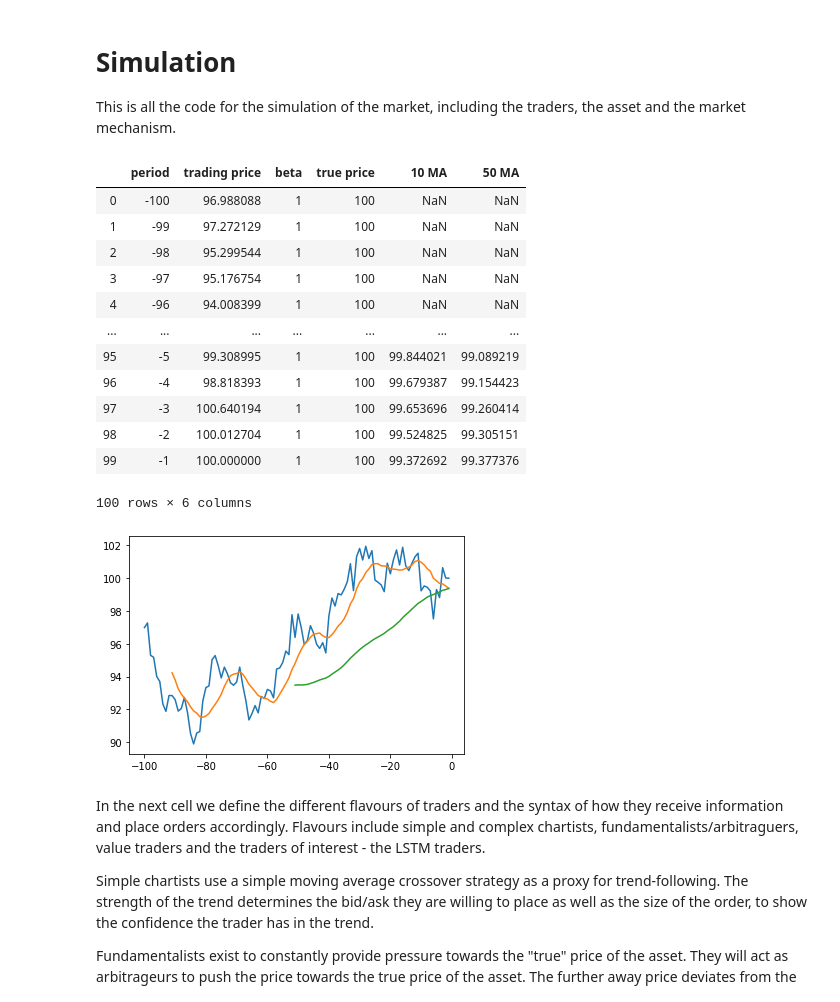
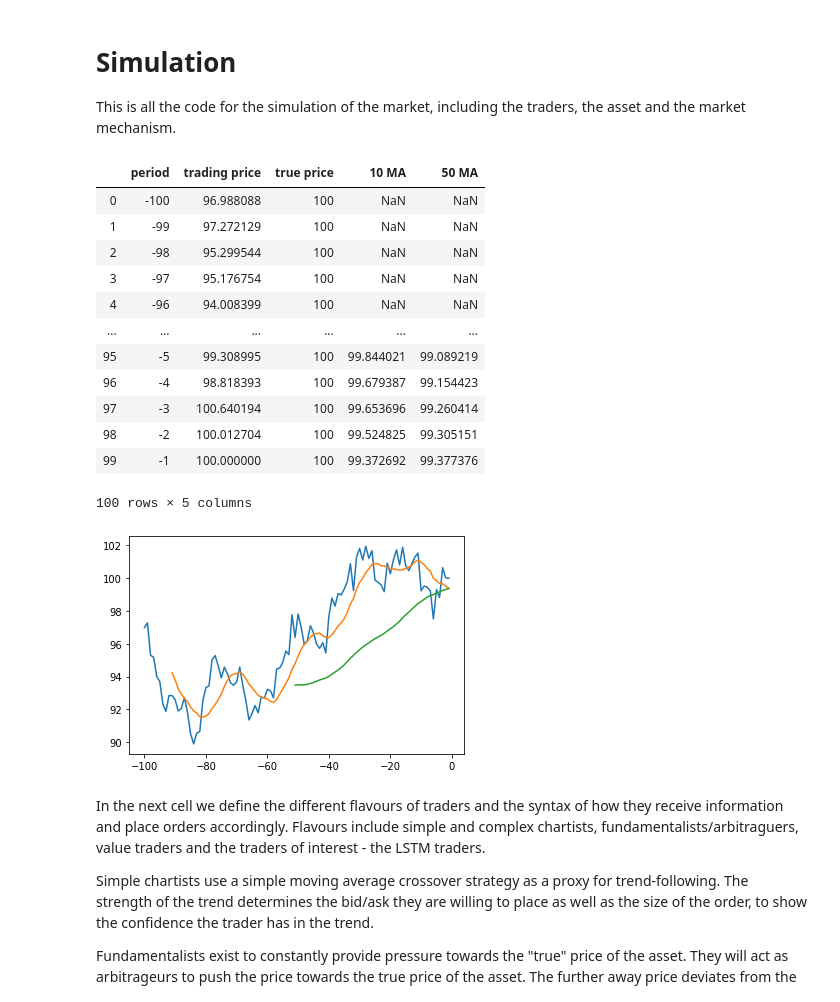
Before and after one commit to karansgarg/rae_repo, a Jupyter notebook: market_simulation.ipynb, the cells around one changed output. Saved outputs shown, nothing was run; the diff lists cells and outputs as text; code cells hidden in the pictures.

Commit message:
Changed true prices to be exogenous

```diff
--- a/market_simulation.ipynb
+++ b/market_simulation.ipynb
@@ -37,49 +37,44 @@ asset_prices_rev_final = [100, 100.01270443267846, 100.64019372161697, 98.818393
 
 asset_prices_rev_final.reverse()
 asset_prices = asset_prices_rev_final
 
-beta = []
-
-for i in range(t):
-    beta.append(1) #Assume beta has remained unchanged for previous periods
-
 true_prices = []
 
 for i in range(t):
     true_prices.append(100) #Assume true price unchanged in this period - remained 100
 
 def moving_average(price_list, window): #Define a function to calculate simple moving averages
     window_size = window
     price_series = pd.Series(price_list)
     windows = price_series.rolling(window_size)
     ma = windows.mean()
     ma_list = ma.tolist()
     return ma_list
 
 mas = moving_average(asset_prices, 10) #Generate shorter moving average
 mal = moving_average(asset_prices, 50) #Generate longer moving average
 
-assetdf = pd.DataFrame({"period": period, "trading price": asset_prices, "beta": beta, "true price": true_prices, "10 MA": mas, "50 MA": mal})
+assetdf = pd.DataFrame({"period": period, "trading price": asset_prices, "true price": true_prices, "10 MA": mas, "50 MA": mal})
 
 plt.plot(period, asset_prices)
 plt.plot(period, mas)
 plt.plot(period, mal)
 
 assetdf
 # %% [output]
-|  | period | trading price | beta | true price | 10 MA | 50 MA |
-| 0 | -100 | 96.988088 | 1 | 100 | NaN | NaN |
-| 1 | -99 | 97.272129 | 1 | 100 | NaN | NaN |
-| 2 | -98 | 95.299544 | 1 | 100 | NaN | NaN |
-| 3 | -97 | 95.176754 | 1 | 100 | NaN | NaN |
-| 4 | -96 | 94.008399 | 1 | 100 | NaN | NaN |
-| ... | ... | ... | ... | ... | ... | ... |
-| 95 | -5 | 99.308995 | 1 | 100 | 99.844021 | 99.089219 |
-| 96 | -4 | 98.818393 | 1 | 100 | 99.679387 | 99.154423 |
-| 97 | -3 | 100.640194 | 1 | 100 | 99.653696 | 99.260414 |
-| 98 | -2 | 100.012704 | 1 | 100 | 99.524825 | 99.305151 |
-| 99 | -1 | 100.000000 | 1 | 100 | 99.372692 | 99.377376 |
+|  | period | trading price | true price | 10 MA | 50 MA |
+| 0 | -100 | 96.988088 | 100 | NaN | NaN |
+| 1 | -99 | 97.272129 | 100 | NaN | NaN |
+| 2 | -98 | 95.299544 | 100 | NaN | NaN |
+| 3 | -97 | 95.176754 | 100 | NaN | NaN |
+| 4 | -96 | 94.008399 | 100 | NaN | NaN |
+| ... | ... | ... | ... | ... | ... |
+| 95 | -5 | 99.308995 | 100 | 99.844021 | 99.089219 |
+| 96 | -4 | 98.818393 | 100 | 99.679387 | 99.154423 |
+| 97 | -3 | 100.640194 | 100 | 99.653696 | 99.260414 |
+| 98 | -2 | 100.012704 | 100 | 99.524825 | 99.305151 |
+| 99 | -1 | 100.000000 | 100 | 99.372692 | 99.377376 |
-100 rows × 6 columns
+100 rows × 5 columns
 [figure]
 # %% [markdown]
 In the next cell we define the different flavours of traders and the syntax of how they receive information and place orders accordingly. Flavours include simple and complex chartists, fundamentalists/arbitraguers, value traders and the traders of interest - the LSTM traders.
```
Also changed, not shown: parts of 1 cell of this notebook.
